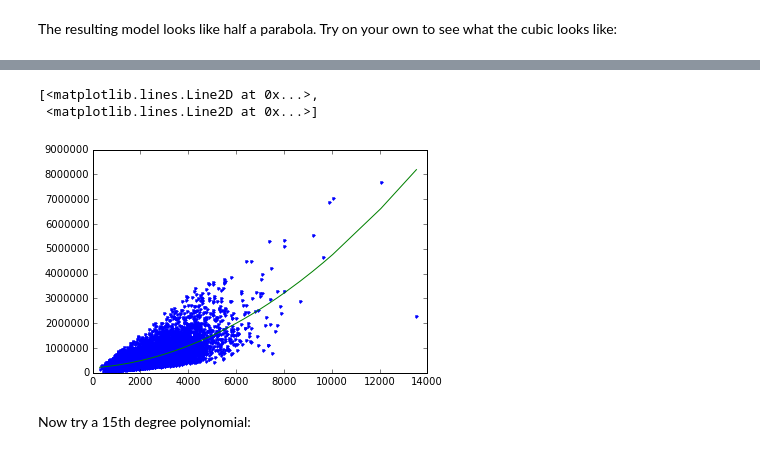
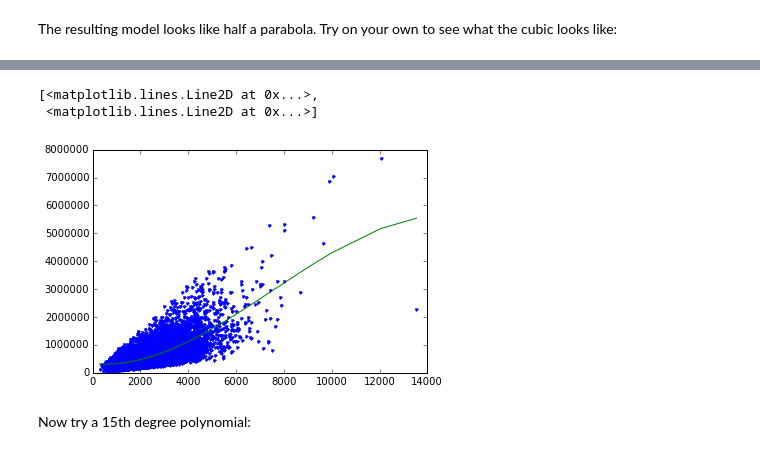
Before and after one commit to ledrui/Regression, a Jupyter notebook: week3/week-3-polynomial-regression-assignment-blank.ipynb, the cells around one changed output, grey strips where cells are left out. Saved outputs shown, nothing was run; the diff lists cells and outputs as text; code cells hidden in the pictures.

```diff
--- a/week3/week-3-polynomial-regression-assignment-blank.ipynb
+++ b/week3/week-3-polynomial-regression-assignment-blank.ipynb
@@ -199,11 +199,11 @@ PROGRESS: +-----------+----------+--------------+--------------------+----------
 PROGRESS: SUCCESS: Optimal solution found.
 PROGRESS:
 # %%
-plt.plot(poly2_data['power_1'],poly2_data['price'],'.',
-        poly2_data['power_1'], model2.predict(poly2_data),'-')
+plt.plot(poly3_data['power_1'],poly3_data['price'],'.',
+        poly3_data['power_1'], model3.predict(poly3_data),'-')
 # %% [output]
 [<matplotlib.lines.Line2D at 0x...>,
  <matplotlib.lines.Line2D at 0x...>]
-[figure, old version]
+[figure, new version]
 # %% [markdown]
 Now try a 15th degree polynomial:
```
Also changed, not shown: parts of 11 cells of this notebook.
